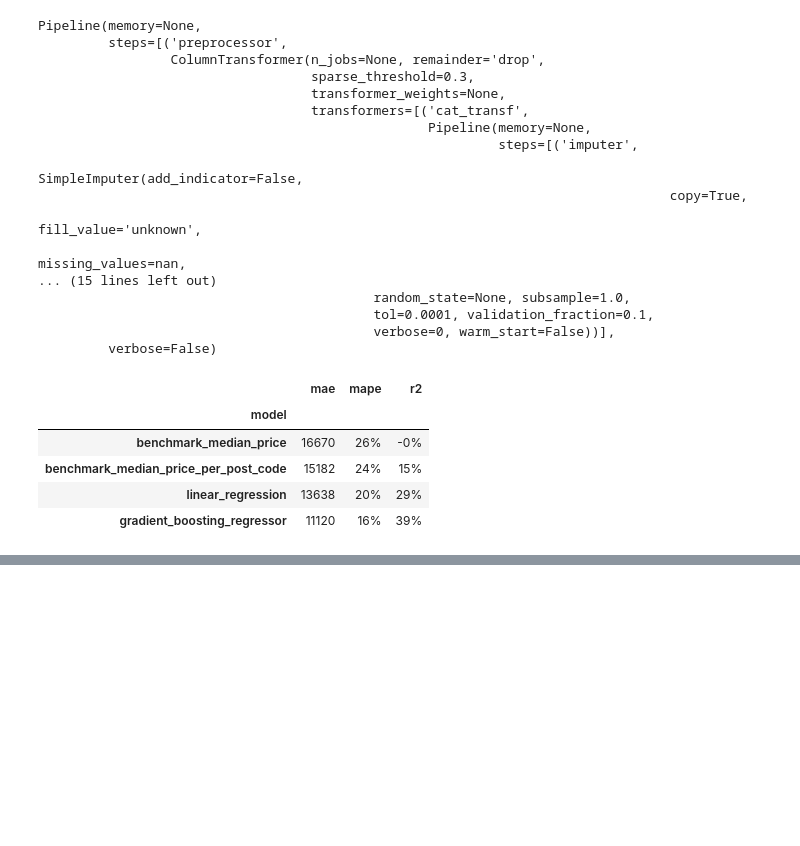
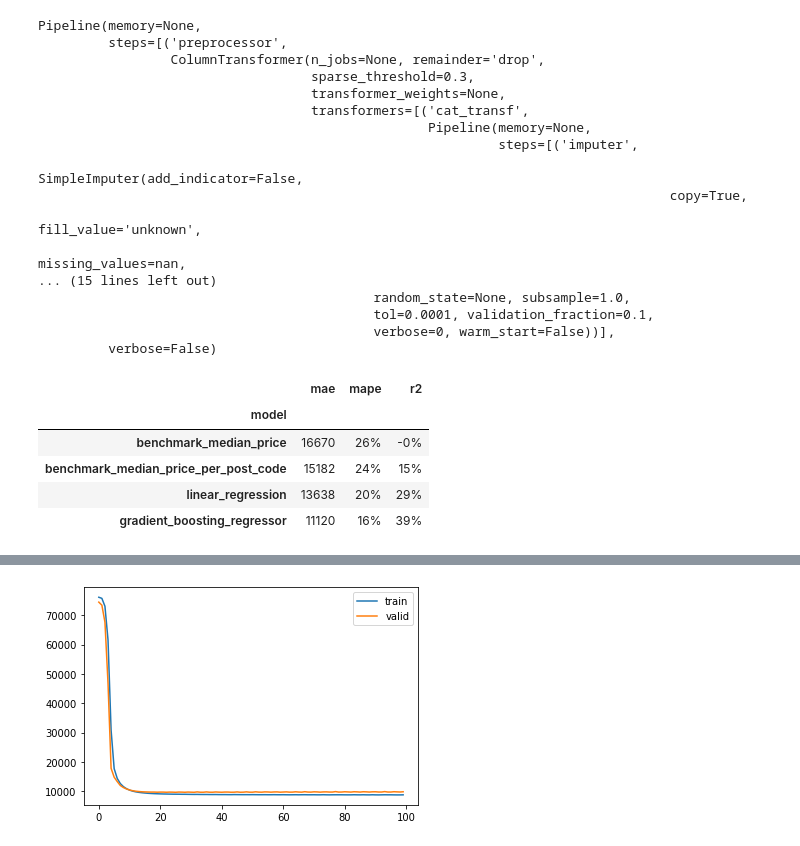
Before and after one commit to rossrco/model_house_price, a Jupyter notebook: model_prototypes.ipynb, the cells around one changed output, grey strips where cells are left out. Saved outputs shown, nothing was run; the diff lists cells and outputs as text; code cells hidden in the pictures; blank space fills up the shorter version.

Commit message:
add wide and deep model

```diff
--- a/model_prototypes.ipynb
+++ b/model_prototypes.ipynb
@@ -226,0 +257,27 @@ pd.DataFrame(metrics_list).set_index('model').style.format(style_format)
+# %%
+features = [area_bucket, promoted, new_building,
+            real_est_type_1_hot, post_code_embedding,
+            real_est_type_x_area_bucket_1_hot,
+            post_code_embedding_x_area_bucket_1_hot,
+            post_code_embedding_x_real_est_type_1_hot]
+
+feature_layer = tf.keras.layers.DenseFeatures(features)
+# %%
+%%time
+
+model = tf.keras.Sequential([
+    feature_layer,
+    tf.keras.layers.Dense(1024, activation='relu'),
+    tf.keras.layers.Dense(512, activation='relu'),
+    tf.keras.layers.Dense(128, activation='relu'),
+    tf.keras.layers.Dense(1)
+])
+
+model.compile(optimizer='adam',
+              loss='mae',
+              metrics=['mse', 'mae', 'mean_absolute_percentage_error'])
+
+hist = model.fit(ds_train,
+                 validation_data=ds_test,
+                 epochs=100,
+                 verbose=0)
@@ -226,0 +296,7 @@ pd.DataFrame(metrics_list).set_index('model').style.format(style_format)
+# %%
+plt.plot(hist.history['mae'], label='train')
+plt.plot(hist.history['val_mae'], label='valid')
+plt.legend()
+plt.show()
+# %% [output]
+[figure, added]
```
Also changed, not shown: parts of 7 cells of this notebook.
